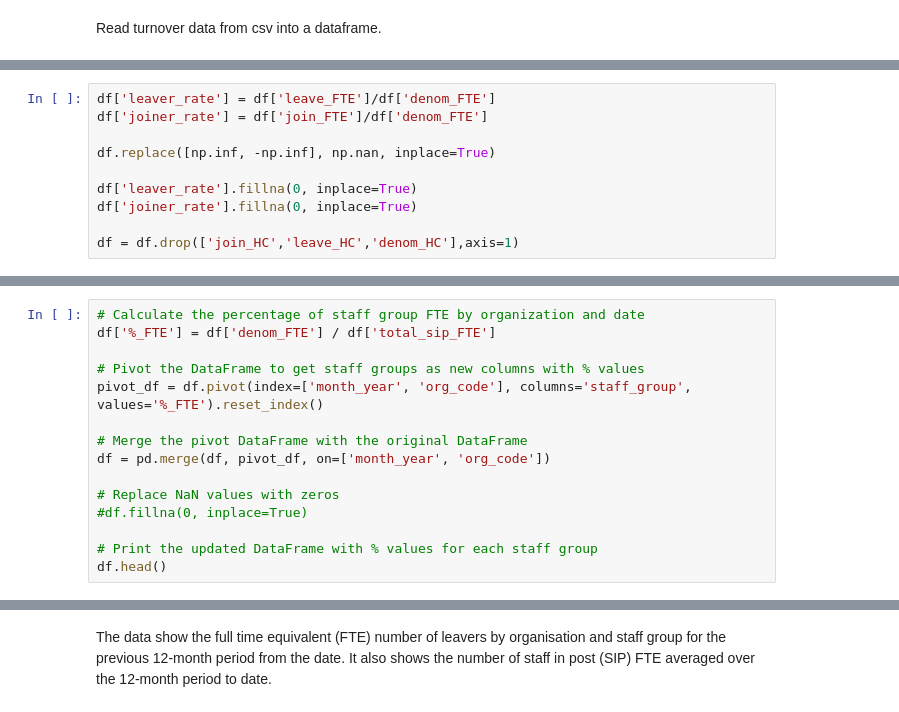
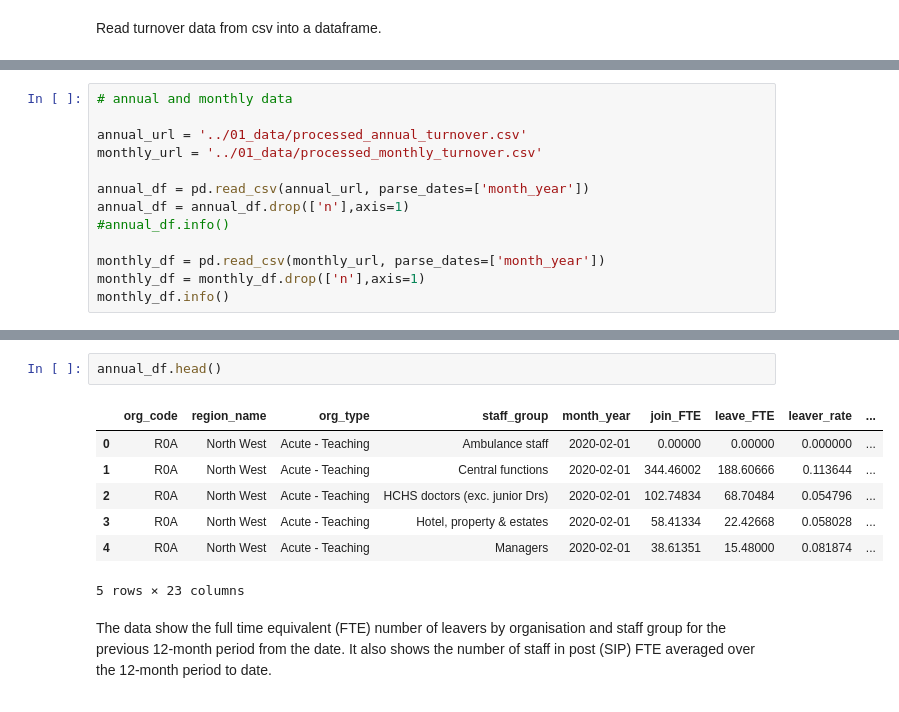
Before and after one commit to marierrogers/HSMAproject2023, a Jupyter notebook: 02_scripts/data_processing_for_model.ipynb, the cells around one changed output, grey strips where cells are left out. Drawn from its saved outputs; the diff is of its cells as text.

```diff
--- a/02_scripts/data_processing_for_model.ipynb
+++ b/02_scripts/data_processing_for_model.ipynb
@@ -44,10 +18,0 @@ Calculate a leaver and joiner rate, drop HC columns
-# %%
-df['leaver_rate'] = df['leave_FTE']/df['denom_FTE']
-df['joiner_rate'] = df['join_FTE']/df['denom_FTE']
-
-df.replace([np.inf, -np.inf], np.nan, inplace=True)
-
-df['leaver_rate'].fillna(0, inplace=True)
-df['joiner_rate'].fillna(0, inplace=True)
-
-df = df.drop(['join_HC','leave_HC','denom_HC'],axis=1)
@@ -90,15 +18,0 @@ df.head()
-# %%
-# Calculate the percentage of staff group FTE by organization and date
-df['%_FTE'] = df['denom_FTE'] / df['total_sip_FTE']
-
-# Pivot the DataFrame to get staff groups as new columns with % values
-pivot_df = df.pivot(index=['month_year', 'org_code'], columns='staff_group', values='%_FTE').reset_index()
-
-# Merge the pivot DataFrame with the original DataFrame
-df = pd.merge(df, pivot_df, on=['month_year', 'org_code'])
-
-# Replace NaN values with zeros
-#df.fillna(0, inplace=True)
-
-# Print the updated DataFrame with % values for each staff group
-df.head()
@@ -112,0 +19,13 @@ df.head()
+# %%
+# annual and monthly data
+
+annual_url = '../01_data/processed_annual_turnover.csv'
+monthly_url = '../01_data/processed_monthly_turnover.csv'
+
+annual_df = pd.read_csv(annual_url, parse_dates=['month_year'])
+annual_df = annual_df.drop(['n'],axis=1)
+#annual_df.info()
+
+monthly_df = pd.read_csv(monthly_url, parse_dates=['month_year'])
+monthly_df = monthly_df.drop(['n'],axis=1)
+monthly_df.info()
@@ -113,2 +127,12 @@ df.head()
+# %%
+annual_df.head()
+# %% [output]
+|  | org_code | region_name | org_type | staff_group | month_year | join_FTE | leave_FTE | leaver_rate | ... |
+| 0 | R0A | North West | Acute - Teaching | Ambulance staff | 2020-02-01 | 0.00000 | 0.00000 | 0.000000 | ... |
+| 1 | R0A | North West | Acute - Teaching | Central functions | 2020-02-01 | 344.46002 | 188.60666 | 0.113644 | ... |
+| 2 | R0A | North West | Acute - Teaching | HCHS doctors (exc. junior Drs) | 2020-02-01 | 102.74834 | 68.70484 | 0.054796 | ... |
+| 3 | R0A | North West | Acute - Teaching | Hotel, property & estates | 2020-02-01 | 58.41334 | 22.42668 | 0.058028 | ... |
+| 4 | R0A | North West | Acute - Teaching | Managers | 2020-02-01 | 38.61351 | 15.48000 | 0.081874 | ... |
+5 rows × 23 columns
 # %% [markdown]
 The data show the full time equivalent (FTE) number of leavers by organisation and staff group for the previous 12-month period from the date. It also shows the number of staff in post (SIP) FTE averaged over the 12-month period to date.
```
Also changed, not shown: parts of 55 cells of this notebook, 2 other files.
